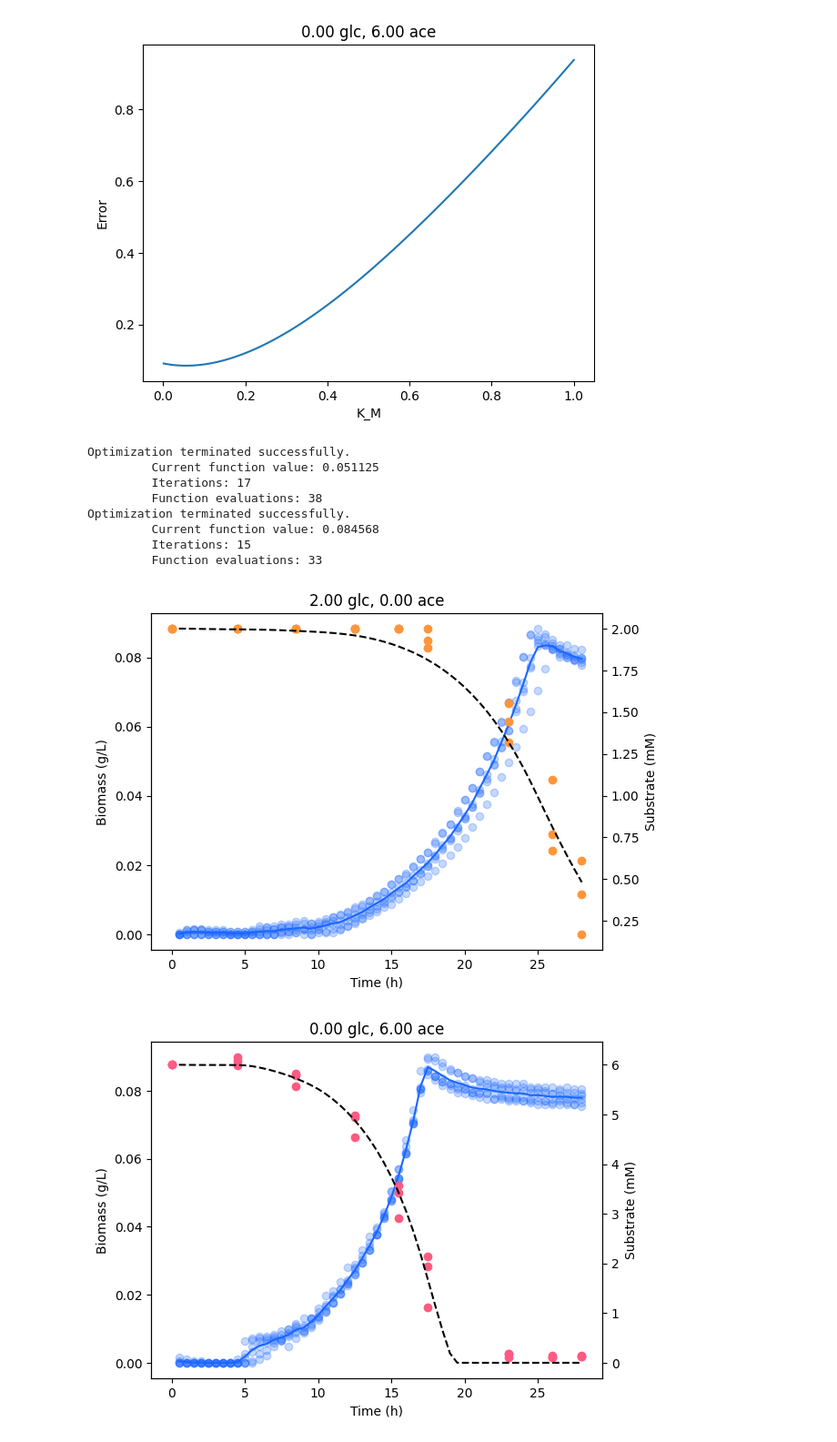
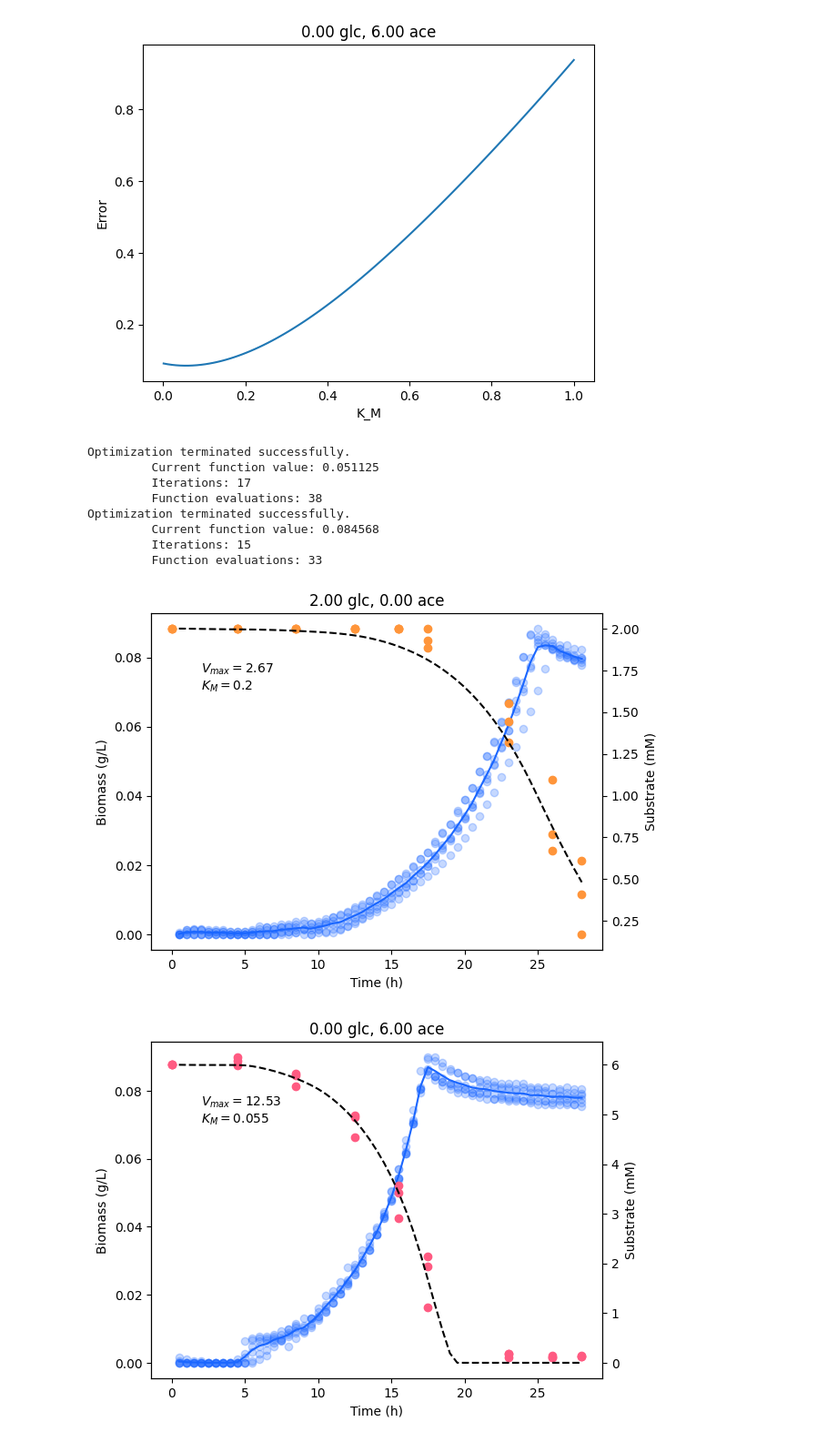
Before and after one commit to C-CoMP-STC/rpom-fba, a Jupyter notebook: parameters/uptake_rates.ipynb, the cells around one changed output. Shown at 91% size. Drawn from its saved outputs; the diff is of its cells as text; code cells hidden in the pictures.

```diff
--- a/parameters/uptake_rates.ipynb
+++ b/parameters/uptake_rates.ipynb
@@ -226,6 +226,7 @@ for (g, a), dat in data.items():
     model_fit = N0 - k * X0 * (np.exp(mu * t_shifted) - 1) / mu
     ax.plot(t_exponential, X0 * np.exp(mu * t_shifted), color="k", linestyle="--")
     ax2.plot(t_exponential, model_fit, color="k", linestyle="--")
+    ax2.text(t_exponential[0] + 2, N0, f"V_max = {k:.2f}", horizontalalignment="left")
 
     fig.tight_layout()
 # %% [output]
@@ -307,36 +308,37 @@ for (g, a), dat in data.items():
     # Define error function
     def error(log_K_M):
         K_M = np.exp(log_K_M)
         N_model = spi.odeint(michaelis_menten, N_obs_replicates.mean(axis=0)[0], t_N_obs, args=(K_M,)).flat
         # TODO: don't average before taking error?
         return np.sum((N_obs_replicates.mean(axis=0) - N_model)**2)
 
     # Fit the model
     # sol = minimize(error, [np.log(1)])
-    log_K_M = fmin(error, np.log(0.1))
+    log_K_M = fmin(error, np.log(0.1))[0]
     K_M = np.exp(log_K_M)
     K_Ms[(g, a)] = K_M
     # K_M = 0.1
 
     # Plot raw data
     fig, ax = plt.subplots()
     _, ax2 = plot_data(ax, t_X_obs, X_obs_replicates, t_N_obs, N_obs_replicates, N_color = C_GLUCOSE if g > 0 else C_ACETATE, lw=0)
     ax.set_title(f"{g.magnitude:.2f} glc, {a.magnitude:.2f} ace")
 
     # Plot the model
     N_model = spi.odeint(michaelis_menten, N_obs_replicates.mean(axis=0)[0], t_X_obs, args=(K_M,))
     ax2.plot(t_X_obs, N_model, color="k", linestyle="--")
+    ax2.text(2, 0.9 * N_model[0], f"$V_{{max}} = {V_max:.2f}$\n$K_M = {K_M:.2g}$", horizontalalignment="left", verticalalignment="top")
 # %% [output]
 Optimization terminated successfully.
          Current function value: 0.051125
          Iterations: 17
          Function evaluations: 38
 Optimization terminated successfully.
          Current function value: 0.084568
          Iterations: 15
          Function evaluations: 33
-[figure, old version]
+[figure, new version]
-[figure, old version]
+[figure, new version]
 # %%
 K_Ms
 # %% [output]
```
Also changed, not shown: parts of 2 cells of this notebook, 4 other files.
